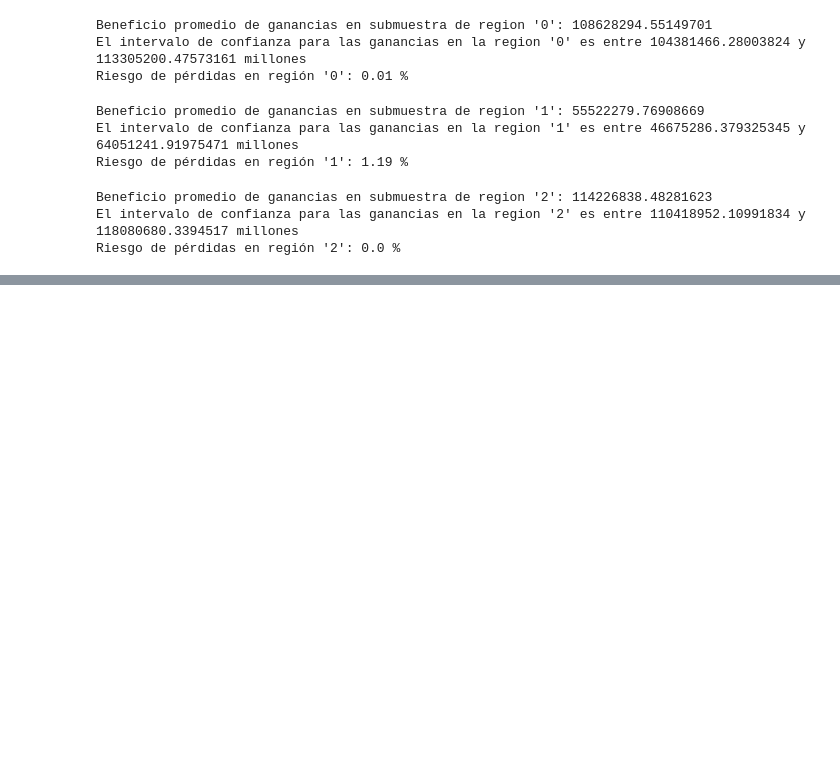
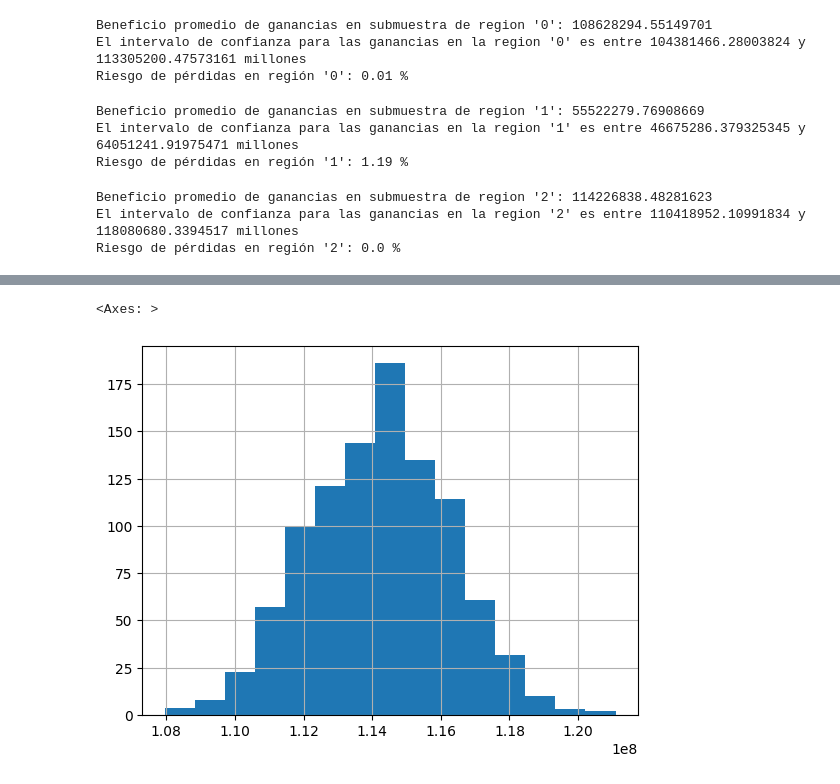
Before and after one commit to wh1tneyr/OilyGiant, a Jupyter notebook: oil.ipynb, the cells around one changed output, grey strips where cells are left out. Drawn from its saved outputs; the diff is of its cells as text; code cells hidden in the pictures; blank space fills up the shorter version.

```diff
--- a/oil.ipynb
+++ b/oil.ipynb
@@ -466,7 +465,7 @@ Riesgo de pérdidas en región '1': 1.19 %
 # %%
 #calcular beneficio promedio, riesgos e intervalo de confianza en region 2
 
-revenue_subsamples_mean_2, lower_quantile_2, upper_quantile_2, risk_percent_2 = confindece_risk_interval(predictions_to_revenue_2)
+revenue_subsamples_2, revenue_subsamples_mean_2, lower_quantile_2, upper_quantile_2, risk_percent_2 = confindece_risk_interval(predictions_to_revenue_2)
 
 print("Beneficio promedio de ganancias en submuestra de region '2':", revenue_subsamples_mean_2)
 print(f"El intervalo de confianza para las ganancias en la region '2' es entre {lower_quantile_2} y {upper_quantile_2} millones")
@@ -477,0 +490,5 @@ Riesgo de pérdidas en región '2': 0.0 %
+# %%
+revenue_subsamples_2.hist(bins=15)
+# %% [output]
+<Axes: >
+[figure, added]
```
Also changed, not shown: parts of 6 cells of this notebook.
